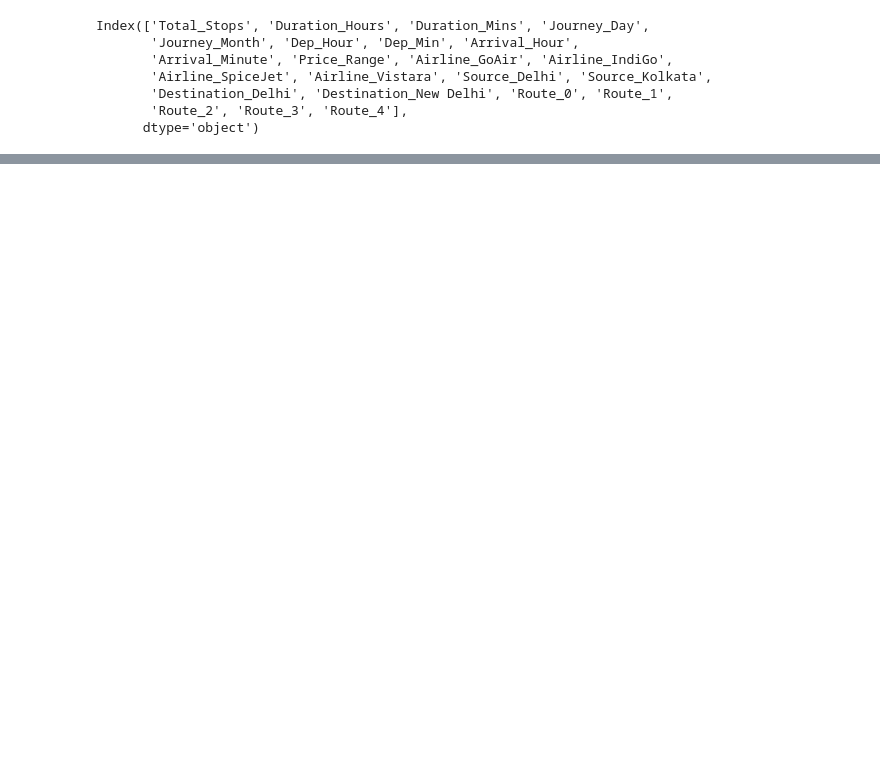
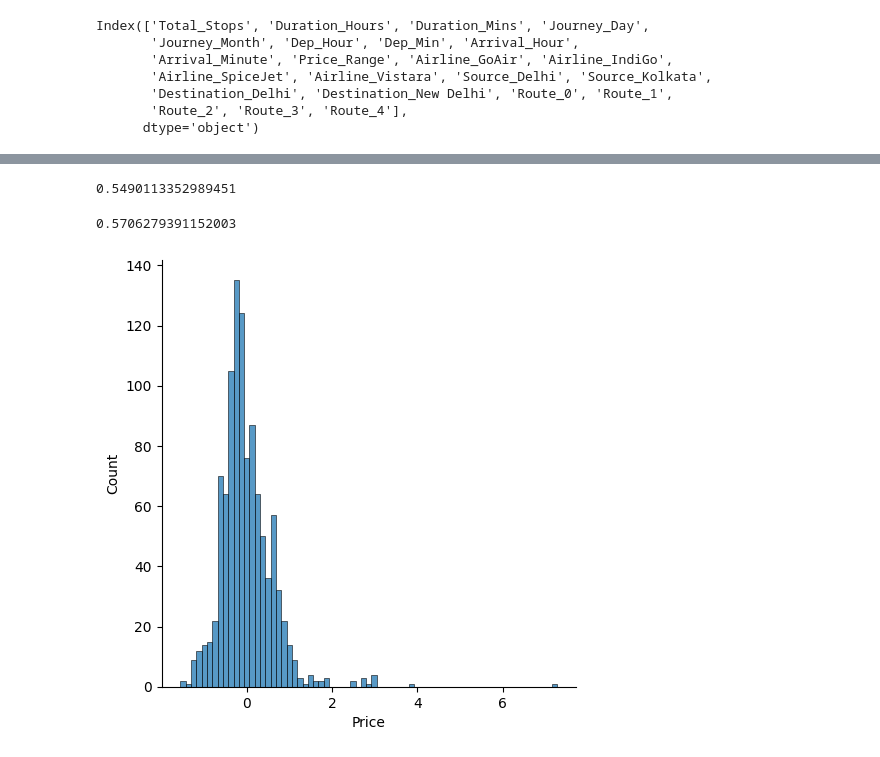
Before and after one commit to ganeshss0/flight-fare-prediction, a Jupyter notebook: notebooks/Flight Fare Prediction.ipynb, the cells around one changed output, grey strips where cells are left out. Saved outputs shown, nothing was run; the diff lists cells and outputs as text; code cells hidden in the pictures; blank space fills up the shorter version.

```diff
--- a/notebooks/Flight Fare Prediction.ipynb
+++ b/notebooks/Flight Fare Prediction.ipynb
@@ -1313,0 +1465,6 @@ plot = plot_importance(lgb, ax=ax)
+# %%
+drop_columns_lgb = [
+    'Airline_Others', 'Source_Chennai','Source_Mumbai',
+    'Destination_Cochin', 'Destination_Delhi', 'Destination_Hyderabad',
+    'Destination_Kolkata', 'Route_4', 'Route_5'
+    ]
@@ -1349,8 +1563,2 @@ df.Airline.value_counts()
 # %%
 'Airline_Multiple_carriers', 'Airline_Jet_Airways', 'Airline_Air_India', 'Airline'
-# %%
-from sklearn.ensemble import ExtraTreesRegressor
-
-extra_tree = ExtraTreesRegressor(n_estimators=5, criterion='squared_error')
-
-extra_tree.fit(X, y)
@@ -1425,0 +1655,8 @@ And if memory is not enough, you can set `force_col_wise=true`.
+# %%
+X_train, X_test, y_train, y_test = train_test_split(X.drop(columns=drop_columns_lgb), y, test_size=0.1, random_state=42)
+lgb = LGBMRegressor(**study_lgb.best_params)
+lgb.fit(X_train, y_train)
+
+y_pred = lgb.predict(X_test)
+mse = mean_squared_error(y_test, y_pred)
+IPython.display.display('Mean Squared Error: ', mse)
@@ -1425,0 +1673,13 @@ And if memory is not enough, you can set `force_col_wise=true`.
+# %%
+lgb.score(X_train, y_train)
+# %% [output]
+0.5490113352989451
+# %%
+lgb.score(X_test, y_test)
+# %% [output]
+0.5706279391152003
+# %%
+sns.displot(y_test-y_pred)
+plt.show()
+# %% [output]
+[figure, added]
```
Also changed, not shown: parts of 74 cells of this notebook.
